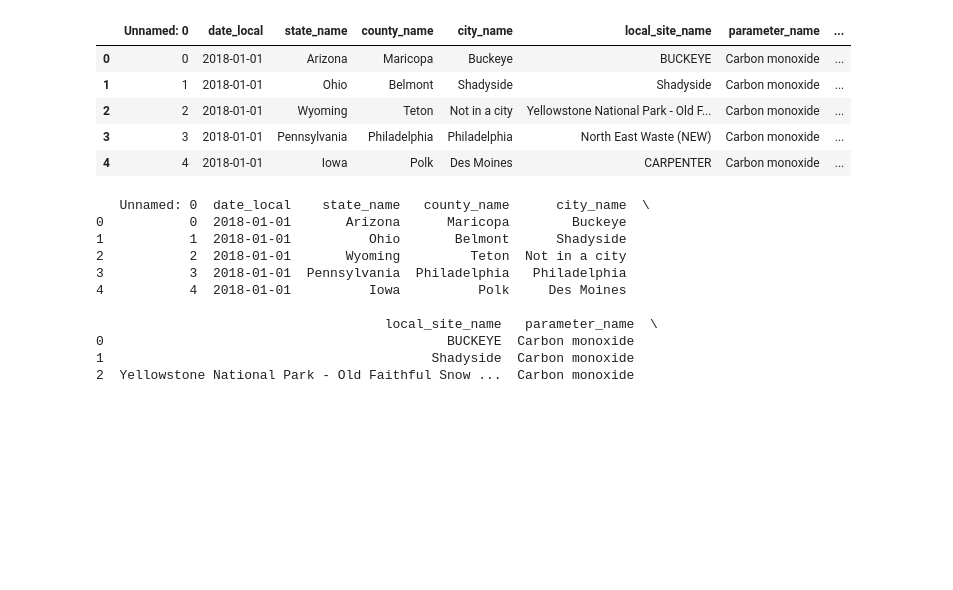
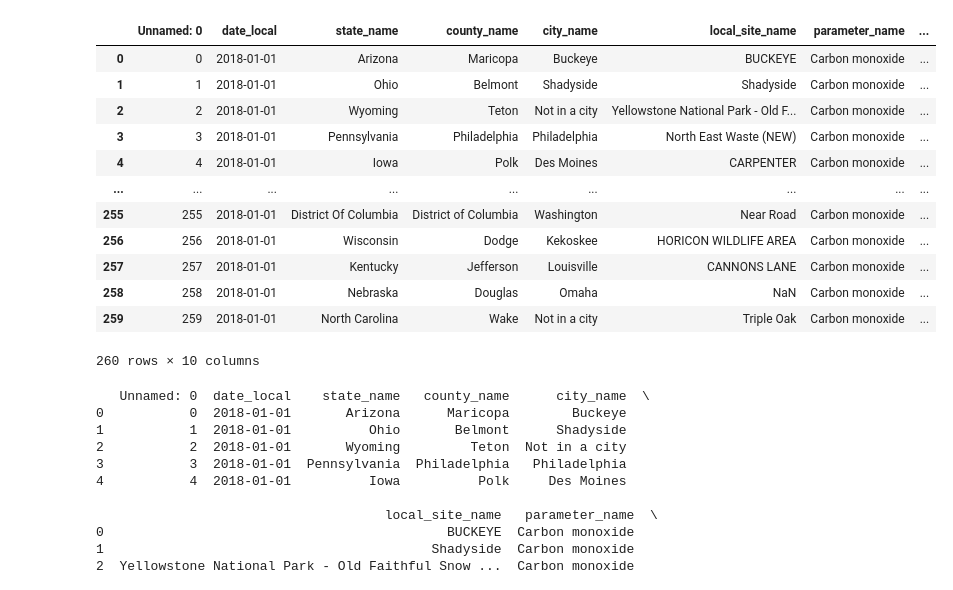
Before and after one commit to yildizramazan/statistics-and-probability-in-data-science, a Jupyter notebook: module-5/hypothesis-testing-2.ipynb, the cells around one changed output. Saved outputs shown, nothing was run; the diff lists cells and outputs as text; code cells hidden in the pictures; blank space fills up the shorter version.

```diff
--- a/module-5/hypothesis-testing-2.ipynb
+++ b/module-5/hypothesis-testing-2.ipynb
@@ -4,14 +3,21 @@ import numpy as np
 from scipy import stats
 # %%
 aqi = pd.read_csv('../datasets/c4_epa_air_quality.csv')
-aqi.head()
+aqi
 # %% [output]
 |  | Unnamed: 0 | date_local | state_name | county_name | city_name | local_site_name | parameter_name | ... |
 | 0 | 0 | 2018-01-01 | Arizona | Maricopa | Buckeye | BUCKEYE | Carbon monoxide | ... |
 | 1 | 1 | 2018-01-01 | Ohio | Belmont | Shadyside | Shadyside | Carbon monoxide | ... |
 | 2 | 2 | 2018-01-01 | Wyoming | Teton | Not in a city | Yellowstone National Park - Old F... | Carbon monoxide | ... |
 | 3 | 3 | 2018-01-01 | Pennsylvania | Philadelphia | Philadelphia | North East Waste (NEW) | Carbon monoxide | ... |
 | 4 | 4 | 2018-01-01 | Iowa | Polk | Des Moines | CARPENTER | Carbon monoxide | ... |
+| ... | ... | ... | ... | ... | ... | ... | ... | ... |
+| 255 | 255 | 2018-01-01 | District Of Columbia | District of Columbia | Washington | Near Road | Carbon monoxide | ... |
+| 256 | 256 | 2018-01-01 | Wisconsin | Dodge | Kekoskee | HORICON WILDLIFE AREA | Carbon monoxide | ... |
+| 257 | 257 | 2018-01-01 | Kentucky | Jefferson | Louisville | CANNONS LANE | Carbon monoxide | ... |
+| 258 | 258 | 2018-01-01 | Nebraska | Douglas | Omaha | NaN | Carbon monoxide | ... |
+| 259 | 259 | 2018-01-01 | North Carolina | Wake | Not in a city | Triple Oak | Carbon monoxide | ... |
+260 rows × 10 columns
 # %%
 print("Using describe() to summarize AQI")
 print(aqi.describe(include='all'))
```
Also changed, not shown: parts of 18 cells of this notebook.
